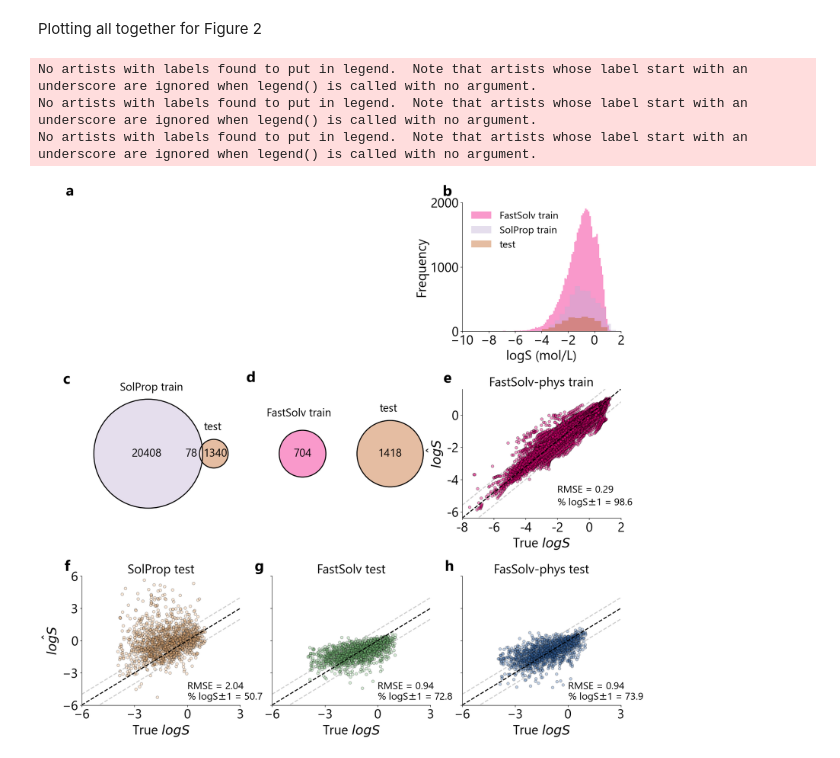
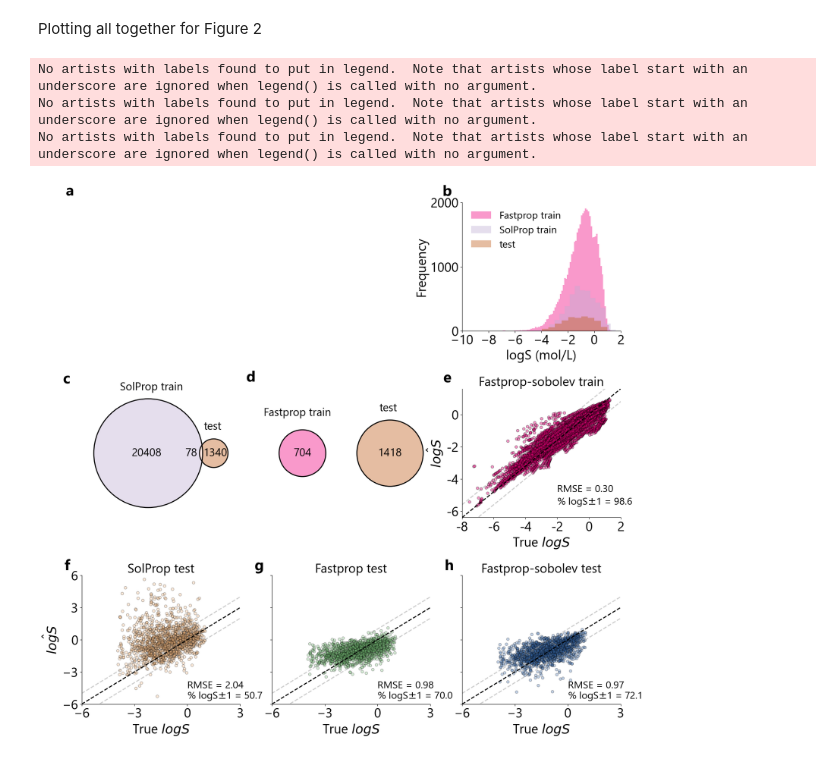
Before and after one commit to JacksonBurns/fastsolv, a Jupyter notebook: figures/figure_2.ipynb, the cells around one changed output. Cells and saved outputs as stored; diff of their text form; code cells hidden in the pictures.

Commit message:
Figure updates pre-data leak

```diff
--- a/figures/figure_2.ipynb
+++ b/figures/figure_2.ipynb
@@ -25,5 +25,5 @@ Fastsolv performance on Leeds
 # %%
-_src_dir: str = os.path.join(r"C:\Users\ChemeGrad2021\Documents\highsol\final_results\final_results", "plain")
+_src_dir: str = os.path.join(r"C:\Users\ChemeGrad2021\Documents\highsol\final_results\final_results", "fastprop")
 leeds_acetone: pd.DataFrame = pd.read_csv(os.path.join(_src_dir, "leeds_acetone_predictions.csv"))
 leeds_benzene: pd.DataFrame = pd.read_csv(os.path.join(_src_dir, "leeds_benzene_predictions.csv"))
 leeds_ethanol: pd.DataFrame = pd.read_csv(os.path.join(_src_dir, "leeds_ethanol_predictions.csv"))
@@ -326,7 +366,7 @@ ax2.text(-0,-4.5, f"RMSE = {np.sqrt(mse):.2f}", fontsize = 20)
 ax2.text(-0,-5.5, '% logS' + r'$\pm$'  + f"1 = {percentage_within_1_unit:.1f}", fontsize = 20)
 ax2.text(-7, 6.5, "g", weight='bold', fontsize = 30)
 
-ax2.set_title("FastSolv test", fontsize = 25)
+ax2.set_title("Fastprop test", fontsize = 25)
 
 ax3 = plt.subplot2grid(shape=(3,3), loc=(2,2), colspan=1)
 
@@ -352,7 +392,7 @@ ax3.text(-7, 6.5, "h", weight='bold', fontsize = 30)
 
 #ax3.text(1,-5.5, "RMSE = 2.01", fontsize = 20)
 ax3.spines[['right', 'top']].set_visible(False)
-ax3.set_title("FasSolv-phys test", fontsize = 25)
+ax3.set_title("Fastprop-sobolev test", fontsize = 25)
 
 
 
@@ -376,13 +416,13 @@ ax4.set_xlabel(r"True $logS$")
 ax4.spines[['right', 'top']].set_visible(False)
 ax4.text(-2,-6, f"RMSE = {np.sqrt(mse_training):.2f}", fontsize = 20)
 ax4.text(-2,-7, '% logS' + r'$\pm$'  + f"1 = {percentage_within_1_unit_training:.1f}", fontsize = 20)
-ax4.set_title("FastSolv-phys train", fontsize = 25)
+ax4.set_title("Fastprop-sobolev train", fontsize = 25)
 ax4.text(-9.2, 2.5, "e", weight='bold', fontsize = 30)
 
 
 ax5 = plt.subplot2grid(shape=(3,3), loc=(0,2), colspan=1)
 
-ax5.hist(training_performance['logS_true'], bins=120, color = colors[5], alpha = 0.4, label = 'FastSolv train')
+ax5.hist(training_performance['logS_true'], bins=120, color = colors[5], alpha = 0.4, label = 'Fastprop train')
 ax5.hist(solprop['logS_true'], bins=20, color = colors[1], alpha = 0.4, label = 'SolProp train')
 ax5.hist(leeds_all['logS_true'], bins=10, color = colors[6], alpha = 0.4, label = 'test')
 
@@ -436,34 +476,34 @@ ax6.text(-0.9, 0.7, "c", weight='bold', fontsize = 30)
 ax7 = plt.subplot2grid(shape=(3,3), loc=(1,1), colspan=1)
 fig = venn2(
     [set(unique_solutes_krasnov), set(unique_solutes_leeds)],
-    ("FastSolv train", "test"),
+    ("Fastprop train", "test"),
     set_colors = (colors[5], colors[6]),
     alpha = 0.4,
     ax = ax7
     # first set, second set, overlap 1/2, 3rd, overlap 1/3, overlap 2/3, total overlap
     #subset_areas=(20, 23, 70, 23, 26, 0, 6),
 )
 venn2_circles([set(unique_solutes_krasnov), set(unique_solutes_leeds)], linewidth=2)
 
 fig.get_label_by_id("A").set_fontsize(22)
 lbl = fig.get_label_by_id("A")
 x,y = lbl.get_position()
 lbl.set_position((x+0.4, y+1))
 
 fig.get_label_by_id("B").set_fontsize(22)
 lbl = fig.get_label_by_id("B")
 x,y = lbl.get_position()
 lbl.set_position((x-0.15, y+1.2))
 
 fig.get_label_by_id("01").set_fontsize(22)
 fig.get_label_by_id("10").set_fontsize(22)
 ax7.text(-1.6, 1, "d", weight='bold', fontsize = 30)
 
 
 plt.subplots_adjust(hspace=0.45)
 plt.show()
 # %% [output]
 No artists with labels found to put in legend.  Note that artists whose label start with an underscore are ignored when legend() is called with no argument.
 No artists with labels found to put in legend.  Note that artists whose label start with an underscore are ignored when legend() is called with no argument.
 No artists with labels found to put in legend.  Note that artists whose label start with an underscore are ignored when legend() is called with no argument.
-[figure, old version]
+[figure, new version]
```
Also changed, not shown: parts of 11 cells of this notebook, 3 other files.
